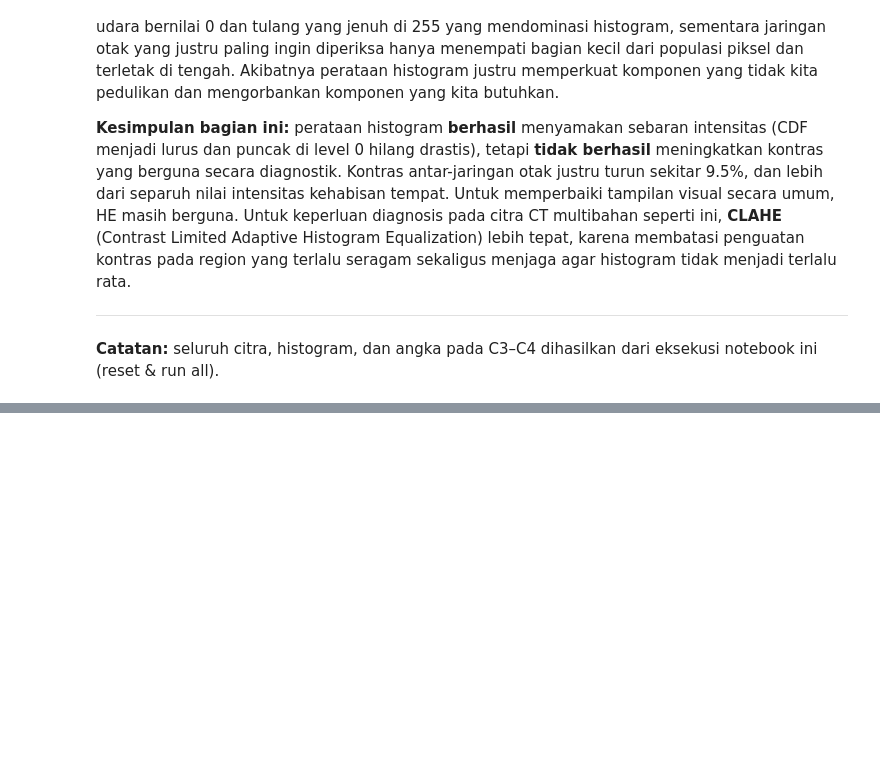
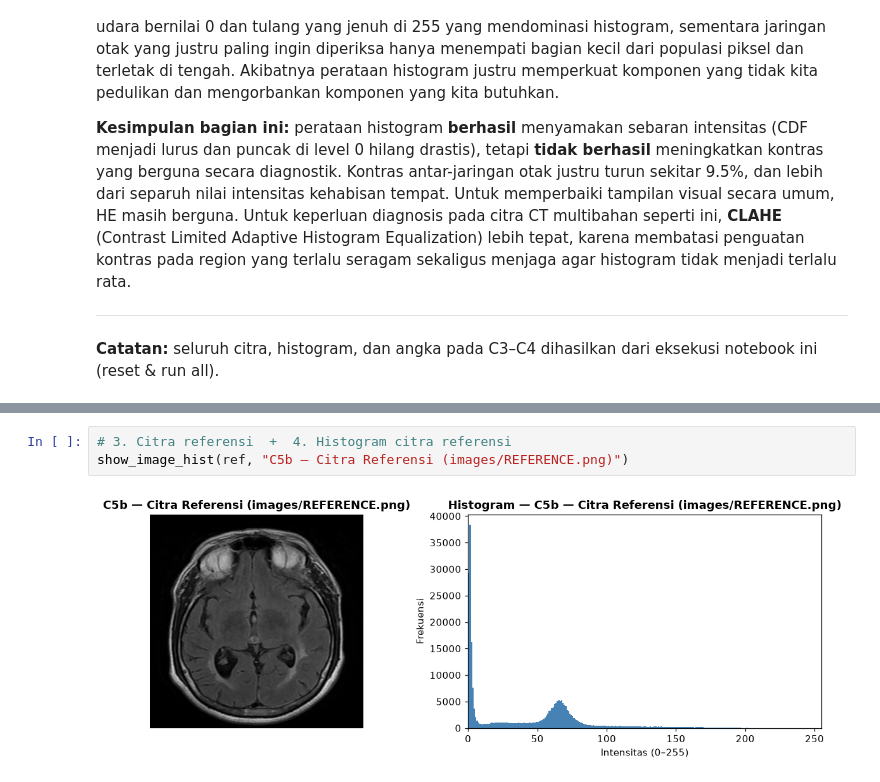
Before and after one commit to iaanne/citra-input-ref-kelompok4, a Jupyter notebook: notebook.ipynb, the cells around one changed output, grey strips where cells are left out. Drawn from its saved outputs; the diff is of its cells as text; blank space fills up the shorter version.

```diff
--- a/notebook.ipynb
+++ b/notebook.ipynb
@@ -600,0 +695,5 @@ Perataan histogram bekerja dengan asumsi bahwa histogram **global** sudah mewaki
+# %%
+# 3. Citra referensi  +  4. Histogram citra referensi
+show_image_hist(ref, "C5b — Citra Referensi (images/REFERENCE.png)")
+# %% [output]
+[figure, added]
```
Also changed, not shown: parts of 8 cells of this notebook, 1 other file.
